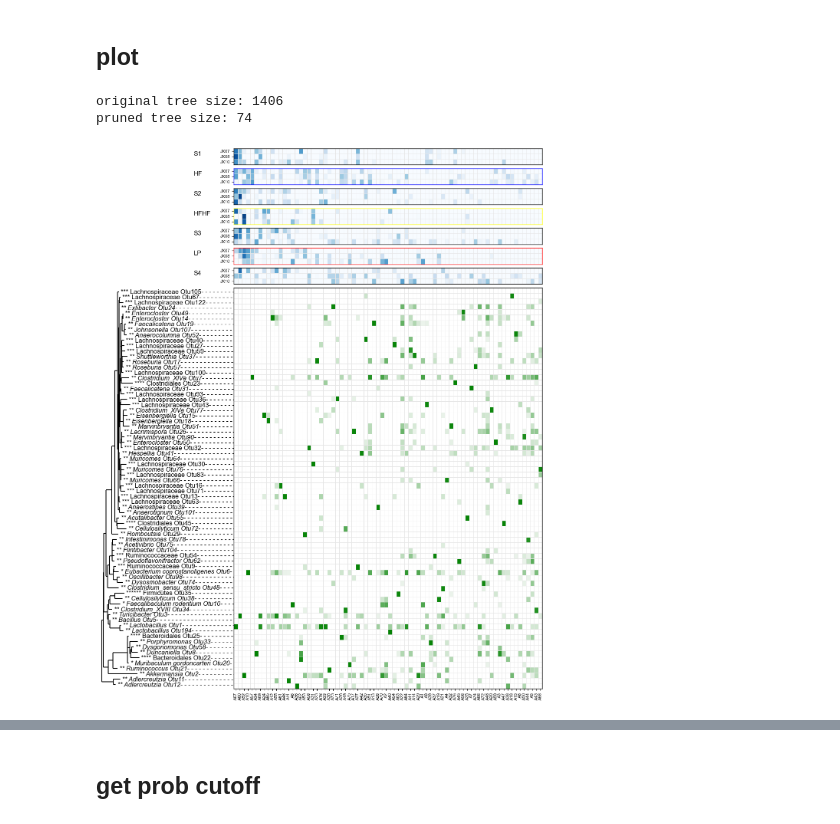
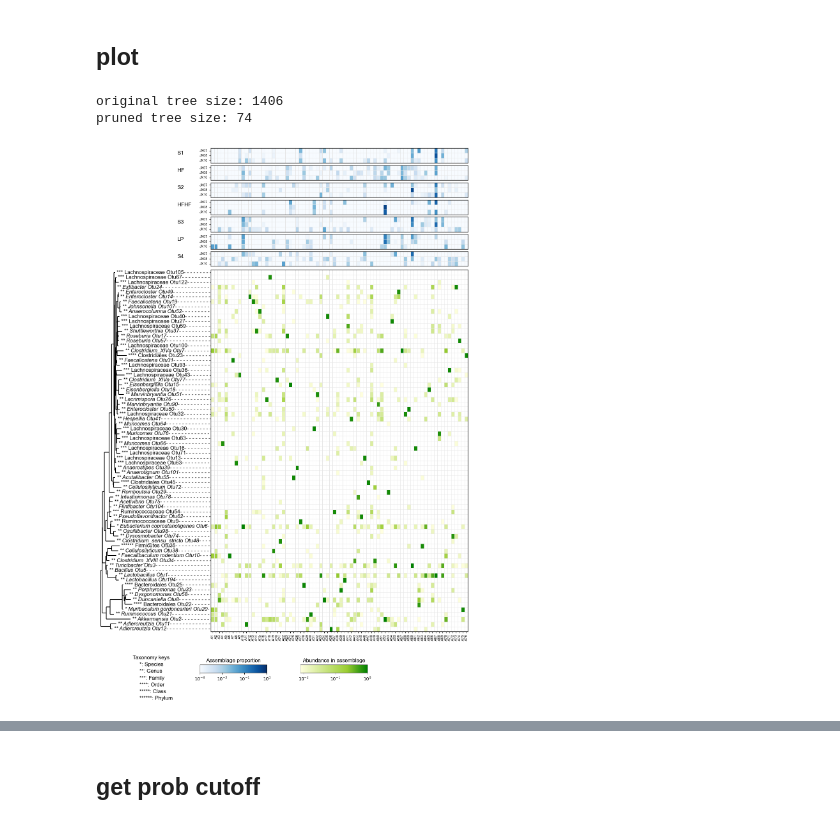
Before and after one commit to gerberlab/MCSPACE, a Jupyter notebook: mcspace/paper/figures/render_mouse_full_dataset.ipynb, the cells around one changed output, grey strips where cells are left out. Drawn from its saved outputs; the diff is of its cells as text; code cells hidden in the pictures.

Commit message:
update figure scripts

```diff
--- a/mcspace/paper/figures/render_mouse_full_dataset.ipynb
+++ b/mcspace/paper/figures/render_mouse_full_dataset.ipynb
@@ -153,23 +153,43 @@ notus, ncomm = thetadf.shape
 ## plot
 # %%
 ncomm_max = 120
-notu_max = 120
+notu_max = 110
 
 tree_ratio = 0.1
 gap_ratio = 0.15
+# %%
+theta_vmin=-2.1
+theta_vmax=0
+# theta_cmap = mcolors.LinearSegmentedColormap.from_list('theta cmap',
+#                                              [(0,    'white'),
+#                                               (0.25, 'lightyellow'),
+#                                               (0.5, 'yellowgreen'),
+#                                               (1,    'green')], N=256)
+theta_cmap = mcolors.LinearSegmentedColormap.from_list('theta cmap',
+                                             [(0,'lightyellow'),
+                                              (0.7, 'yellowgreen'),
+                                              (1,    'green')], N=256)
+theta_cmap.set_under('white')
+
+theta_norm = norm = mpl.colors.Normalize(vmin=theta_vmin, vmax=theta_vmax)
 # %%
 scale=2
+
+lgd_ratio = 0.05
+lgd_gap = 0.05
 
 # set aspect ratios
 # add buffers so scales always same?
 hratios = [nsubj/notu_max]*ntime
 hratios.append(notus/notu_max)
-hratios.append(1.0 - (nsubj*ntime/notu_max) - (notus/notu_max)) # buffer?
+hratios.append(lgd_gap)
+hratios.append(lgd_ratio)
+hratios.append(1.0 - (nsubj*ntime/notu_max) - (notus/notu_max) - lgd_ratio - lgd_gap) # buffer?
 wratios = [tree_ratio, gap_ratio, ncomm/ncomm_max, 1.0-gap_ratio-tree_ratio-(ncomm/ncomm_max)]
 
 # create figure
 fig = plt.figure(figsize=(8.5*scale,11.5*scale))
-gs = fig.add_gridspec(nrows=ntime+2,ncols=4,
+gs = fig.add_gridspec(nrows=ntime+2+2,ncols=4,
                     height_ratios=hratios,
                       width_ratios=wratios,
                     wspace=0.05,
@@ -179,37 +199,83 @@ gs = fig.add_gridspec(nrows=ntime+2,ncols=4,
 ax_betas = []
 for i in range(ntime):
     ax_betas.append(fig.add_subplot(gs[i,2]))
-ax_tree = fig.add_subplot(gs[-2,0])
-ax_theta = fig.add_subplot(gs[-2,2])
+ax_tree = fig.add_subplot(gs[-4,0])
+
+squish_ratio = 0.003
+squish_hspace = 0
+
+# create subplots, get axes
+gs_theta = gs[-4,2].subgridspec(3,1, height_ratios=[squish_ratio,1,squish_ratio], hspace=squish_hspace)
+ax_theta = fig.add_subplot(gs_theta[1,0])
+
+# ax_theta = fig.add_subplot(gs[-4,2])
+
+# for legend...
+gs_lgd = gs[-2,:-1].subgridspec(3,4, wspace=0.5)
+ax_taxa_lgd = fig.add_subplot(gs_lgd[:,0])
+ax_beta_lgd = fig.add_subplot(gs_lgd[0,1])
+ax_theta_lgd = fig.add_subplot(gs_lgd[0,2])
+
 
 # plot assemlage proportions
-beta_order = vis.get_abundance_order(betadf)
+beta_order = thetadf.columns #vis.get_abundance_order(betadf)
 
 for i,t in enumerate(times):
     ax_betas[i]=vis.plot_all_subject_proportions_at_timepoint(ax_betas[i], betadf, t, order=beta_order, vmin=-2)
     ax_betas[i].set_xticks([])
     ax_betas[i].set_yticklabels(ax_betas[i].get_yticklabels(), rotation=0, fontsize=subfontsize)
     ax_betas[i].set_ylabel(f"{diets[i]}", rotation=0, labelpad=50, ha = 'left', fontsize=fontsize)
     ax_betas[i].set_xlabel("")
-    ax_betas[i] = vis.add_border(ax_betas[i], color=diet_colors[i])
+    ax_betas[i] = vis.add_border(ax_betas[i]) #, color=diet_colors[i])
 
 
 # get data subsets
 taxa = taxonomy.reset_index()
 taxa.rename(columns={'OTU':'Otu'}, inplace=True)
 taxa_subset = taxa.set_index("Otu") #taxa.iloc[otu_sub,:].set_index("Otu")
 tree = vis.get_pruned_tree(treepath, treefile, taxa_subset, temppath=Path("./_tmp_sub"))
 
 # plot tree
 ax_tree, otu_order = vis.plot_phylo_tree(ax_tree, tree, taxonomy, fontsize=fontsize)
 
 # plot assemblages
-ax_theta=vis.plot_assemblages(ax_theta, thetadf, otu_order, beta_order) #, cmap=extended_cmap, vmin=-3) #'Greens')
+ax_theta=vis.plot_assemblages(ax_theta, thetadf, otu_order, beta_order, cmap=theta_cmap,
+                                     vmin=theta_vmin, vmax=theta_vmax) #, cmap=extended_cmap, vmin=-3) #'Greens')
 ax_theta.set_ylabel("")
 ax_theta.set_xticklabels(ax_theta.get_xticklabels(), rotation=90, fontsize=subfontsize)
 ax_theta = vis.add_border(ax_theta)
+
+# plot legend
+norm = theta_norm #mpl.colors.Normalize(vmin=theta_vmin, vmax=theta_vmax)
+ax_theta_lgd=mpl.colorbar.ColorbarBase(ax_theta_lgd, cmap=theta_cmap, norm=norm, orientation='horizontal')
+ax_theta_lgd.ax.set_xticks([0,-1,-2])
+ax_theta_lgd.ax.set_xticklabels([r'$10^{0}$',r'$10^{-1}$',r'$10^{-2}$'])
+ax_theta_lgd.ax.set_title("Abundance in assemblage")
+
+norm = mpl.colors.Normalize(vmin=-3, vmax=-0)
+ax_beta_lgd=mpl.colorbar.ColorbarBase(ax_beta_lgd, cmap="Blues", norm=norm, orientation='horizontal')
+ax_beta_lgd.ax.set_xticks([0,-1,-2,-3])
+ax_beta_lgd.ax.set_xticklabels([r'$10^{0}$',r'$10^{-1}$',r'$10^{-2}$',r'$10^{-3}$'])
+ax_beta_lgd.ax.set_title("Assemblage proportion")
+
+
+lgd_xpos=0.5
+lgd_ypos=1.2
+indent_xpos=lgd_xpos+0.1
+dy=0.25
+lgd_fontsize=12
+
+levels = ['Species','Genus', 'Family', 'Order', 'Class', 'Phylum', ] #'Kingdom']
+level_dict = {'Species': '*', 'Genus': '**', 'Family': '***',
+              'Order': '****', 'Class': '*****', 'Phylum': '******'} #, 'Kingdom': '*******'}
+
+ax_taxa_lgd.text(lgd_xpos,lgd_ypos,"Taxonomy keys", fontsize=lgd_fontsize)
+for i,level in enumerate(levels):
+    ax_taxa_lgd.text(indent_xpos, lgd_ypos - (i+1)*dy, f"{level_dict[level]}: {level}", fontsize=lgd_fontsize)
+ax_taxa_lgd=vis.remove_border(ax_taxa_lgd)
+
 plt.savefig(outpath / "mouse_data_full.png",bbox_inches="tight")
 # %% [output]
 original tree size: 1406
 pruned tree size: 74
-[figure, old version]
+[figure, new version]
```
Also changed, not shown: parts of 14 cells of this notebook, 15 other files.
